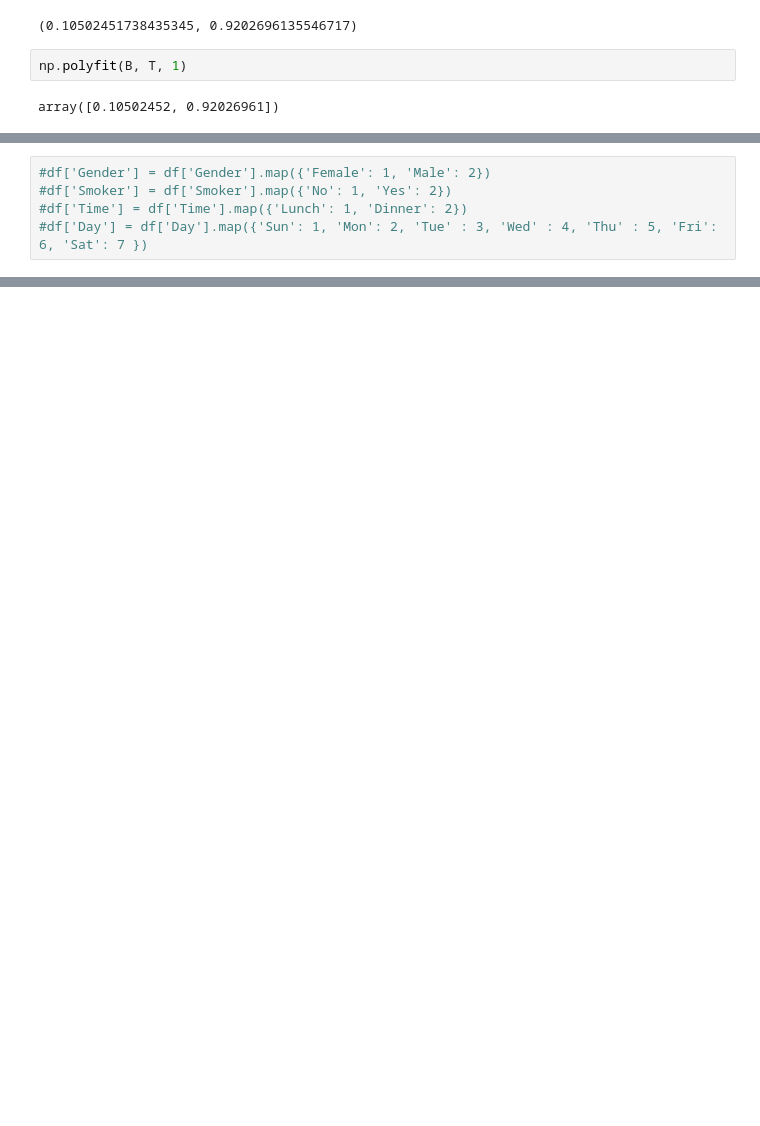
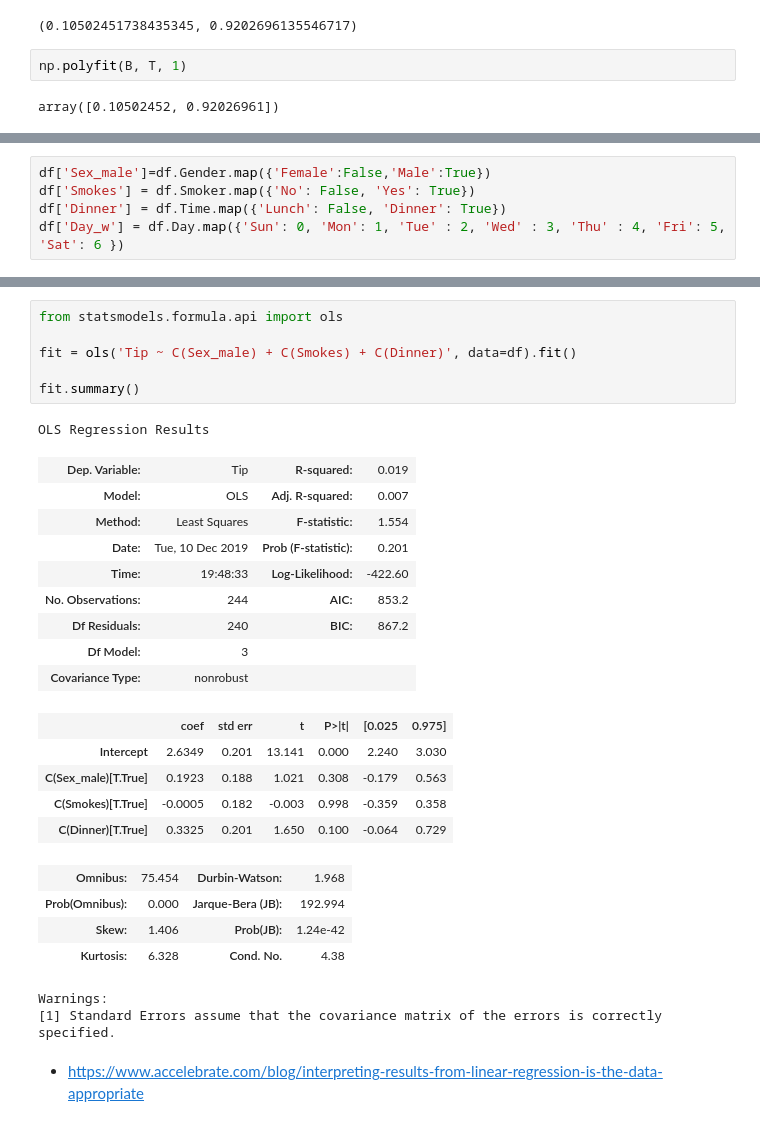
Before and after one commit to pocathain08/Fund_of_Data_Analysis, a Jupyter notebook: Fund_of_Data_Analysis_Assessment.ipynb, the cells around one changed output, grey strips where cells are left out. Cells and saved outputs as stored; diff of their text form; blank space fills up the shorter version.

```diff
--- a/Fund_of_Data_Analysis_Assessment.ipynb
+++ b/Fund_of_Data_Analysis_Assessment.ipynb
@@ -202,5 +232,5 @@ plt.show()
 # %%
-#df['Gender'] = df['Gender'].map({'Female': 1, 'Male': 2})
-#df['Smoker'] = df['Smoker'].map({'No': 1, 'Yes': 2})
-#df['Time'] = df['Time'].map({'Lunch': 1, 'Dinner': 2})
-#df['Day'] = df['Day'].map({'Sun': 1, 'Mon': 2, 'Tue' : 3, 'Wed' : 4, 'Thu' : 5, 'Fri': 6, 'Sat': 7 })
+df['Sex_male']=df.Gender.map({'Female':False,'Male':True})
+df['Smokes'] = df.Smoker.map({'No': False, 'Yes': True})
+df['Dinner'] = df.Time.map({'Lunch': False, 'Dinner': True})
+df['Day_w'] = df.Day.map({'Sun': 0, 'Mon': 1, 'Tue' : 2, 'Wed' : 3, 'Thu' : 4, 'Fri': 5, 'Sat': 6 })
@@ -206,0 +257,30 @@ plt.show()
+# %%
+from statsmodels.formula.api import ols
+
+fit = ols('Tip ~ C(Sex_male) + C(Smokes) + C(Dinner)', data=df).fit()
+
+fit.summary()
+# %% [output]
+OLS Regression Results
+| Dep. Variable: | Tip | R-squared: | 0.019 |
+| Model: | OLS | Adj. R-squared: | 0.007 |
+| Method: | Least Squares | F-statistic: | 1.554 |
+| Date: | Tue, 10 Dec 2019 | Prob (F-statistic): | 0.201 |
+| Time: | 19:48:33 | Log-Likelihood: | -422.60 |
+| No. Observations: | 244 | AIC: | 853.2 |
+| Df Residuals: | 240 | BIC: | 867.2 |
+| Df Model: | 3 |  |  |
+| Covariance Type: | nonrobust |  |  |
+|  | coef | std err | t | P>|t| | [0.025 | 0.975] |
+| Intercept | 2.6349 | 0.201 | 13.141 | 0.000 | 2.240 | 3.030 |
+| C(Sex_male)[T.True] | 0.1923 | 0.188 | 1.021 | 0.308 | -0.179 | 0.563 |
+| C(Smokes)[T.True] | -0.0005 | 0.182 | -0.003 | 0.998 | -0.359 | 0.358 |
+| C(Dinner)[T.True] | 0.3325 | 0.201 | 1.650 | 0.100 | -0.064 | 0.729 |
+| Omnibus: | 75.454 | Durbin-Watson: | 1.968 |
+| Prob(Omnibus): | 0.000 | Jarque-Bera (JB): | 192.994 |
+| Skew: | 1.406 | Prob(JB): | 1.24e-42 |
+| Kurtosis: | 6.328 | Cond. No. | 4.38 |
+Warnings:
+[1] Standard Errors assume that the covariance matrix of the errors is correctly specified.
+# %% [markdown]
+- https://www.accelebrate.com/blog/interpreting-results-from-linear-regression-is-the-data-appropriate
```
Also changed, not shown: parts of 14 cells of this notebook, 1 other file.
